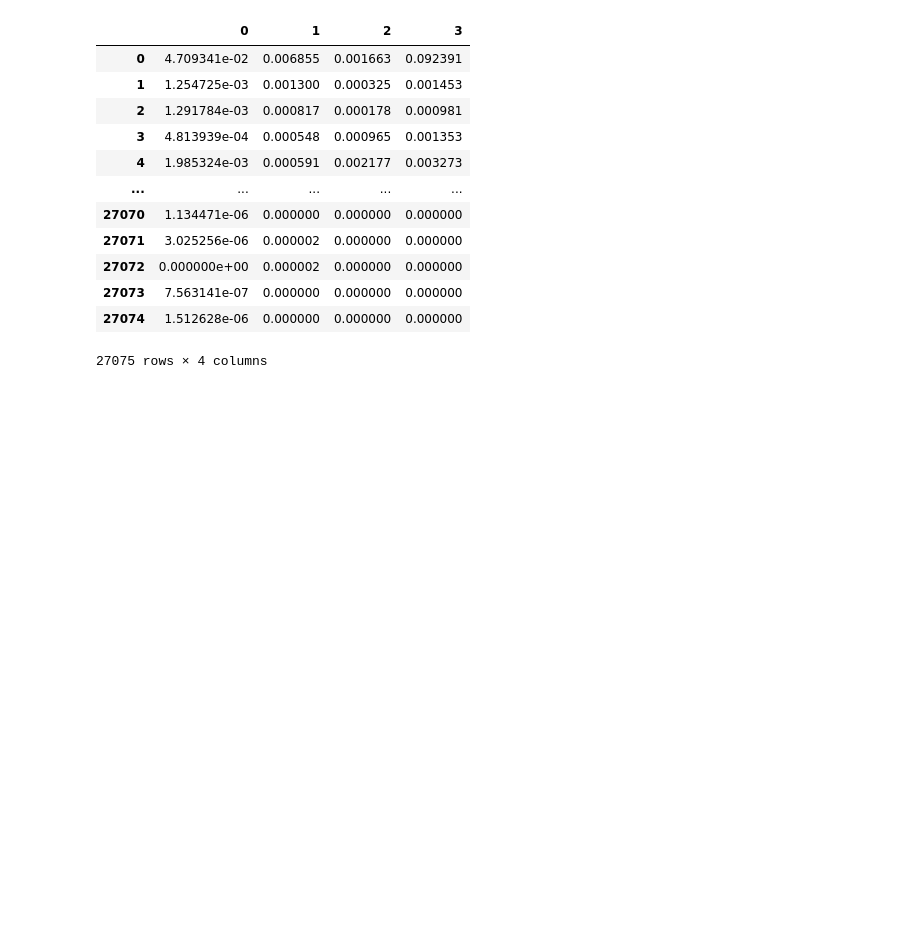
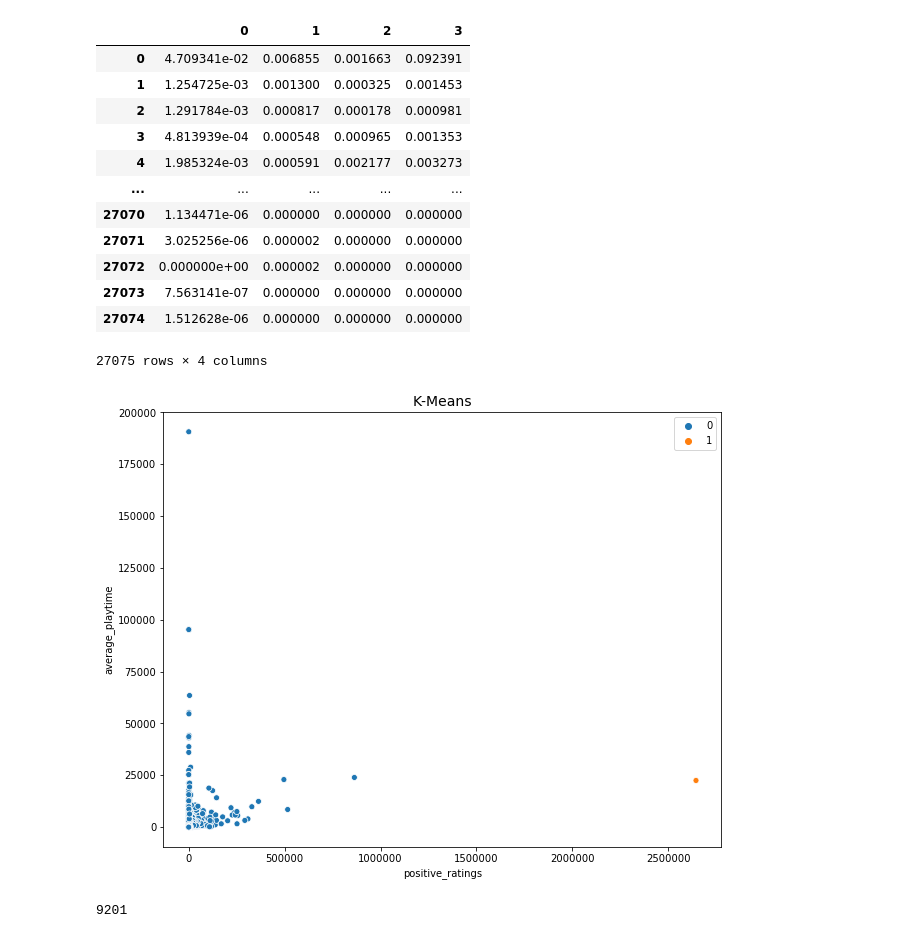
Before and after one commit to dquan101/ProyectoFinal_DW, a Jupyter notebook: Untitled.ipynb, the cells around one changed output. Drawn from its saved outputs; the diff is of its cells as text; code cells hidden in the pictures; blank space fills up the shorter version.

```diff
--- a/Untitled.ipynb
+++ b/Untitled.ipynb
@@ -157,3 +188,14 @@ scaled
 | 27073 | 7.563141e-07 | 0.000000 | 0.000000 | 0.000000 |
 | 27074 | 1.512628e-06 | 0.000000 | 0.000000 | 0.000000 |
 27075 rows × 4 columns
+# %%
+clusters = KMeans(n_clusters=2).fit_predict(new_steam[['positive_ratings', 'negative_ratings', 'average_playtime', 'median_playtime']])
+fig, ax = plt.subplots(figsize=(10,8))
+scatter = sns.scatterplot(new_steam['positive_ratings'], new_steam['average_playtime'], hue=clusters);
+ax.set_title('K-Means', fontsize=14);
+# %% [output]
+[figure, added]
+# %%
+new_steam['average_playtime'].argmax()
+# %% [output]
+9201
```
Also changed, not shown: parts of 13 cells of this notebook.
